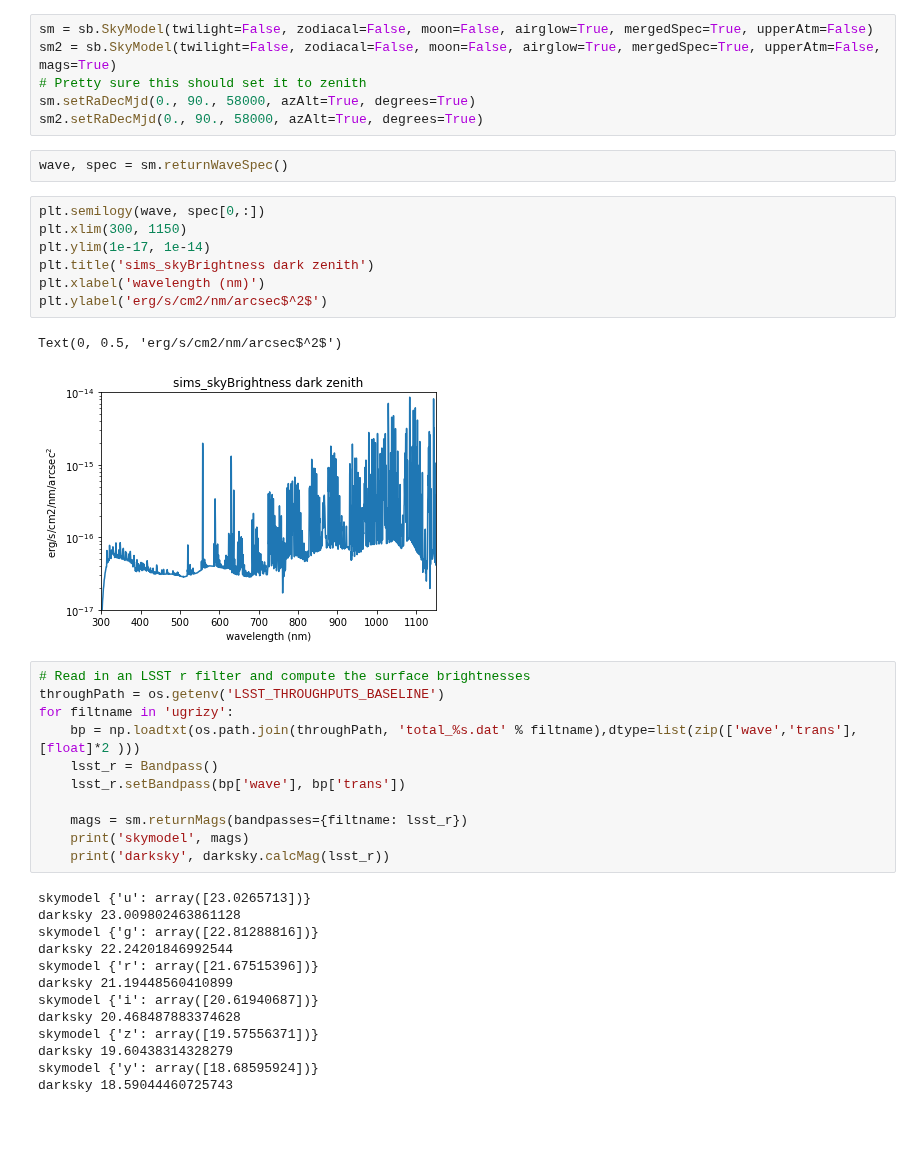
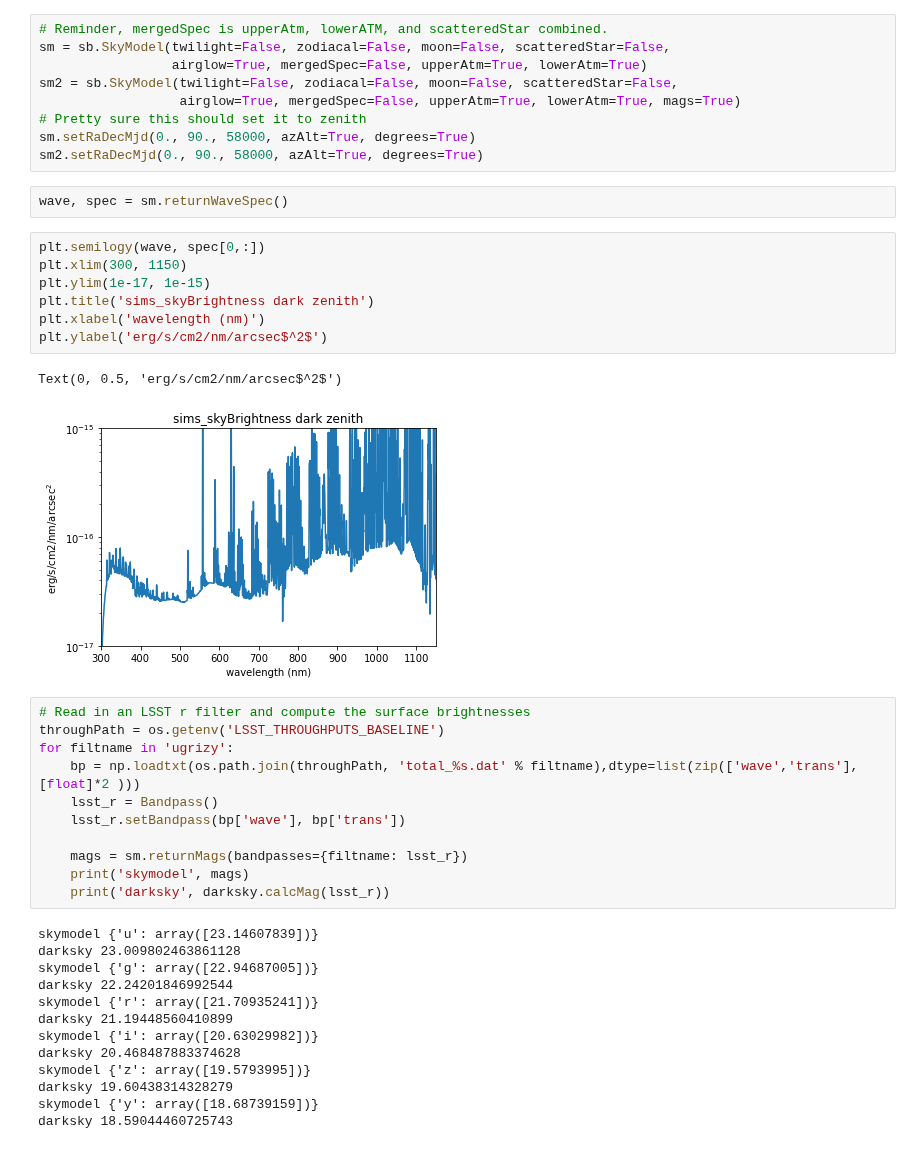
Before and after one commit to yoachim/21_Scratch, a Jupyter notebook: dark_sky_check/check_darksky.ipynb, the cells around one changed output. Saved outputs shown, nothing was run; the diff lists cells and outputs as text.

```diff
--- a/dark_sky_check/check_darksky.ipynb
+++ b/dark_sky_check/check_darksky.ipynb
@@ -19,8 +19,11 @@ plt.ylabel('ergs/cm^s/s/nm')
 Text(0, 0.5, 'ergs/cm^s/s/nm')
 [figure]
 # %%
-sm = sb.SkyModel(twilight=False, zodiacal=False, moon=False, airglow=True, mergedSpec=True, upperAtm=False)
-sm2 = sb.SkyModel(twilight=False, zodiacal=False, moon=False, airglow=True, mergedSpec=True, upperAtm=False, mags=True)
+# Reminder, mergedSpec is upperAtm, lowerATM, and scatteredStar combined.
+sm = sb.SkyModel(twilight=False, zodiacal=False, moon=False, scatteredStar=False,
+                 airglow=True, mergedSpec=False, upperAtm=True, lowerAtm=True)
+sm2 = sb.SkyModel(twilight=False, zodiacal=False, moon=False, scatteredStar=False,
+                  airglow=True, mergedSpec=False, upperAtm=True, lowerAtm=True, mags=True)
 # Pretty sure this should set it to zenith
 sm.setRaDecMjd(0., 90., 58000, azAlt=True, degrees=True)
 sm2.setRaDecMjd(0., 90., 58000, azAlt=True, degrees=True)
@@ -29,13 +32,13 @@ wave, spec = sm.returnWaveSpec()
 # %%
 plt.semilogy(wave, spec[0,:])
 plt.xlim(300, 1150)
-plt.ylim(1e-17, 1e-14)
+plt.ylim(1e-17, 1e-15)
 plt.title('sims_skyBrightness dark zenith')
 plt.xlabel('wavelength (nm)')
 plt.ylabel('erg/s/cm2/nm/arcsec$^2$')
 # %% [output]
 Text(0, 0.5, 'erg/s/cm2/nm/arcsec$^2$')
-[figure, old version]
+[figure, new version]
 # %%
 # Read in an LSST r filter and compute the surface brightnesses
 throughPath = os.getenv('LSST_THROUGHPUTS_BASELINE')
@@ -48,15 +51,15 @@ for filtname in 'ugrizy':
     print('skymodel', mags)
     print('darksky', darksky.calcMag(lsst_r))
 # %% [output]
-skymodel {'u': array([23.0265713])}
+skymodel {'u': array([23.14607839])}
 darksky 23.009802463861128
-skymodel {'g': array([22.81288816])}
+skymodel {'g': array([22.94687005])}
 darksky 22.24201846992544
-skymodel {'r': array([21.67515396])}
+skymodel {'r': array([21.70935241])}
 darksky 21.19448560410899
-skymodel {'i': array([20.61940687])}
+skymodel {'i': array([20.63029982])}
 darksky 20.468487883374628
-skymodel {'z': array([19.57556371])}
+skymodel {'z': array([19.5793995])}
 darksky 19.60438314328279
-skymodel {'y': array([18.68595924])}
+skymodel {'y': array([18.68739159])}
 darksky 18.59044460725743
```
